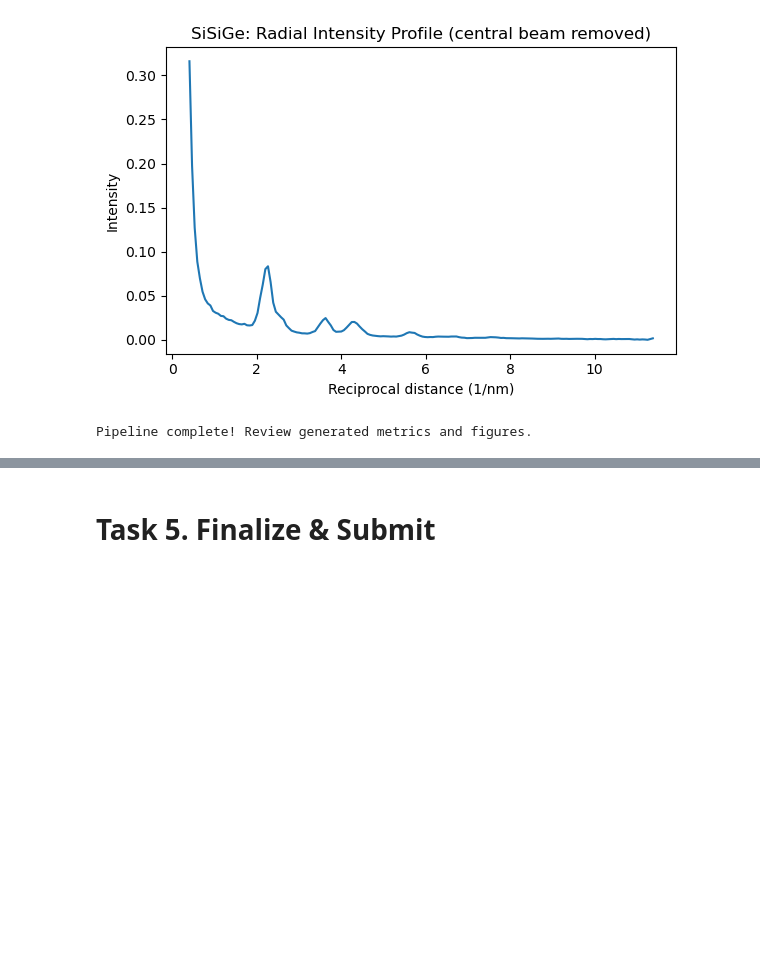
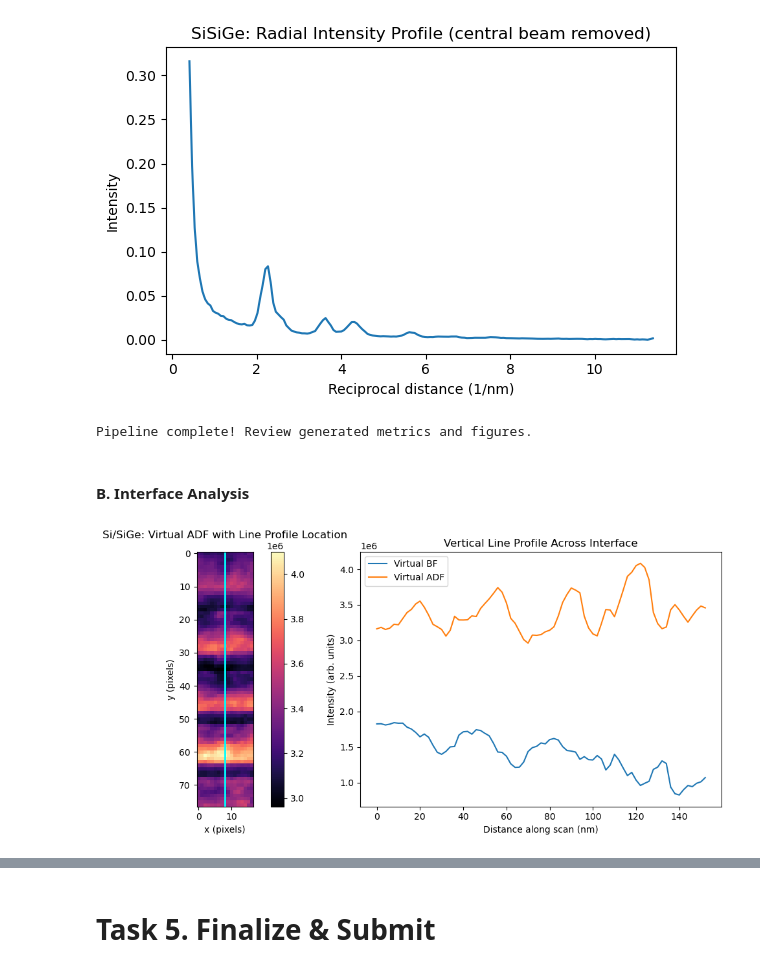
Before and after one commit to eliseetrheim/MSE465_EliseEtrheim, a Jupyter notebook: assignments/assignment 02/assignment_02_framework.ipynb, the cells around one changed output, grey strips where cells are left out. Drawn from its saved outputs; the diff is of its cells as text; code cells hidden in the pictures; blank space fills up the shorter version.

```diff
--- a/assignments/assignment 02/assignment_02_framework.ipynb
+++ b/assignments/assignment 02/assignment_02_framework.ipynb
@@ -875,3 +877,46 @@ Beam center after:  (224, 240)
 [figure]
 [figure]
 Pipeline complete! Review generated metrics and figures.
+# %% [markdown]
+#### B. Interface Analysis
+# %%
+# Static interface analysis
+bf_img = results_sige["virtual_images"]["BF"]
+adf_img = results_sige["virtual_images"]["ADF"]
+scan_step_nm = results_sige["metadata"]["scan_step_nm"]
+
+ny, nx = bf_img.shape
+
+# Choose x-position that crosses the interface (adjust after visual inspection)
+x0 = nx // 2
+
+# Extract vertical profiles
+bf_profile = bf_img[:, x0]
+adf_profile = adf_img[:, x0]
+
+y_nm = np.arange(ny) * scan_step_nm
+
+plt.figure(figsize=(12,5))
+
+# --- Left: Image with line ---
+plt.subplot(1,2,1)
+plt.imshow(adf_img, cmap="magma")
+plt.axvline(x0, color="cyan", linewidth=2)
+plt.title("Si/SiGe: Virtual ADF with Line Profile Location", pad = 15)
+plt.colorbar()
+plt.xlabel("x (pixels)")
+plt.ylabel("y (pixels)")
+
+# --- Right: Profiles ---
+plt.subplot(1,2,2)
+plt.plot(y_nm, bf_profile, label="Virtual BF")
+plt.plot(y_nm, adf_profile, label="Virtual ADF")
+plt.xlabel("Distance along scan (nm)")
+plt.ylabel("Intensity (arb. units)")
+plt.title("Vertical Line Profile Across Interface")
+plt.legend()
+
+plt.tight_layout()
+plt.show()
+# %% [output]
+[figure, added]
```
Also changed, not shown: parts of 4 cells of this notebook, 1 other file.
